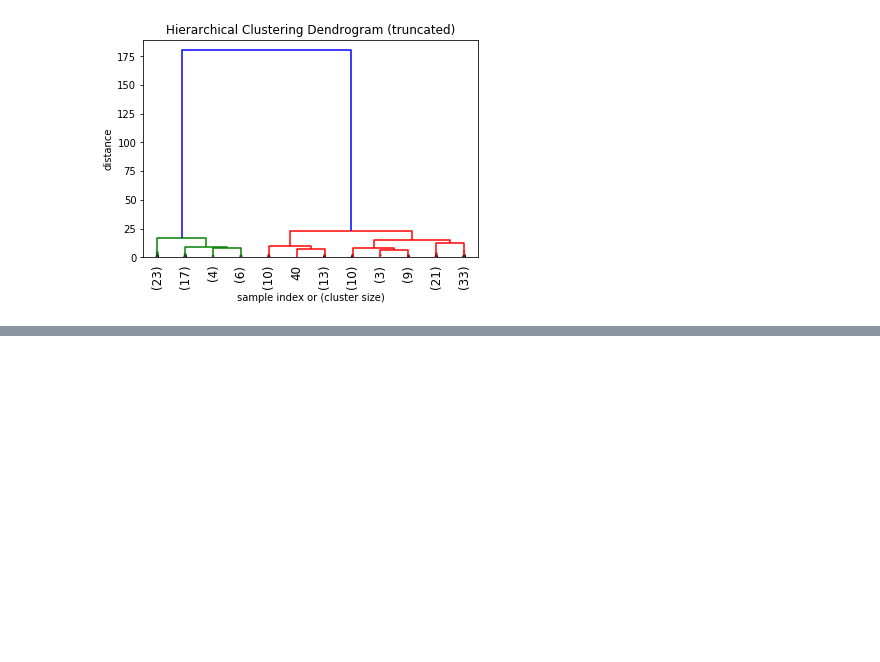
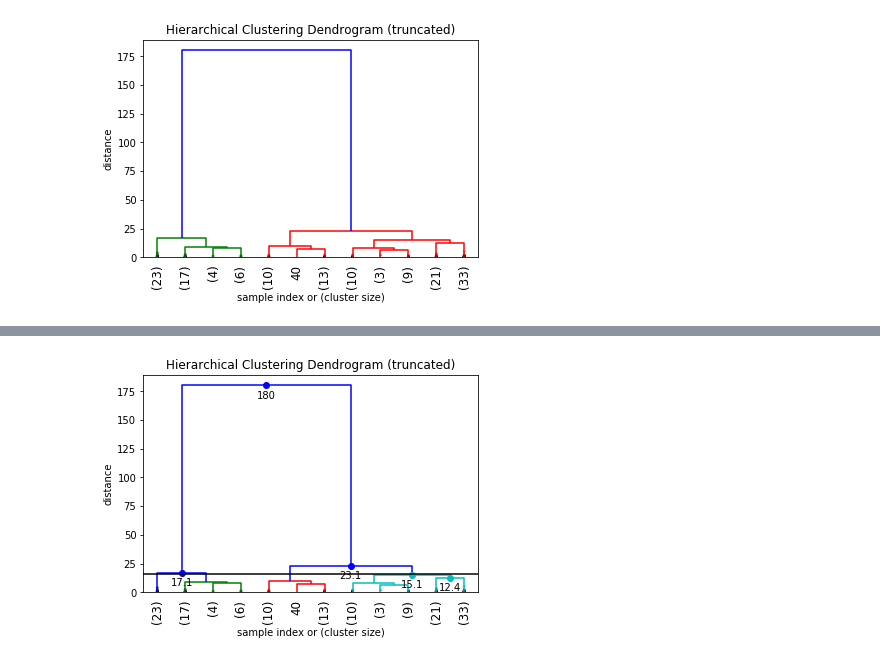
Before and after one commit to vaibhavsingal/INSOFE_Lab, a Jupyter notebook: Hierarchial_Clustering.ipynb, the cells around one changed output, grey strips where cells are left out. Saved outputs shown, nothing was run; the diff lists cells and outputs as text; code cells hidden in the pictures; blank space fills up the shorter version.

```diff
--- a/Hierarchial_Clustering.ipynb
+++ b/Hierarchial_Clustering.ipynb
@@ -209,0 +276,14 @@ plt.show()
+# %%
+fancy_dendrogram(
+    Z,
+    truncate_mode='lastp',
+    p=12,
+    leaf_rotation=90.,
+    leaf_font_size=12.,
+    show_contracted=True,
+    annotate_above=10,
+    max_d=16,
+)
+plt.show()
+# %% [output]
+[figure, added]
```
Also changed, not shown: parts of 32 cells of this notebook, 1 other file.
